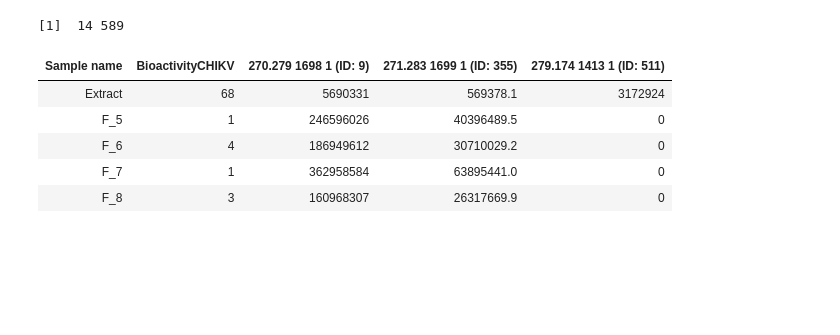
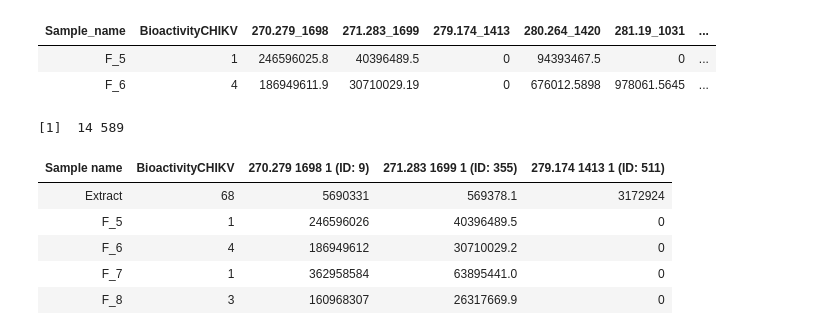
Before and after one commit to DorresteinLaboratory/Bioactive_Molecular_Networks, a Jupyter notebook: Bioactive_Molecular_Networks_Optimus_v1.0.ipynb, the cells around one changed output. Cells and saved outputs as stored; diff of their text form; code cells hidden in the pictures; blank space fills up the shorter version.

```diff
--- a/Bioactive_Molecular_Networks_Optimus_v1.0.ipynb
+++ b/Bioactive_Molecular_Networks_Optimus_v1.0.ipynb
@@ -1,3 +16,16 @@
+# %%
+# Transpose and format column and row labels to follow the workflow below
+# The table should have the same format (types and position of the fields) as the example Optimus table below
+tab <- t(in_tab[1:10,-c(1:3)])
+tab <- data.frame(Sample_name=sub("\\.mzXML Peak area", "", rownames(tab)), tab)
+colnames(tab)[-1] <- c('BioactivityCHIKV', apply(in_tab[1:10,2:3][-1,], 1, paste, collapse='_'))
+rownames(tab) <- NULL
+# %%
+tab
+# %% [output]
+| Sample_name | BioactivityCHIKV | 270.279_1698 | 271.283_1699 | 279.174_1413 | 280.264_1420 | 281.19_1031 | ... |
+| F_5 | 1 | 246596025.8 | 40396489.5 | 0 | 94393467.5 | 0 | ... |
+| F_6 | 4 | 186949611.9 | 30710029.19 | 0 | 676012.5898 | 978061.5645 | ... |
 # %%
 # For Optimus table. Load and inspect the features table / Change the name in the code below if needed.
 # (Optional) change the features_quantification_matrix.csv to the name of your .csv file.
```
Also changed, not shown: parts of 4 cells of this notebook.
